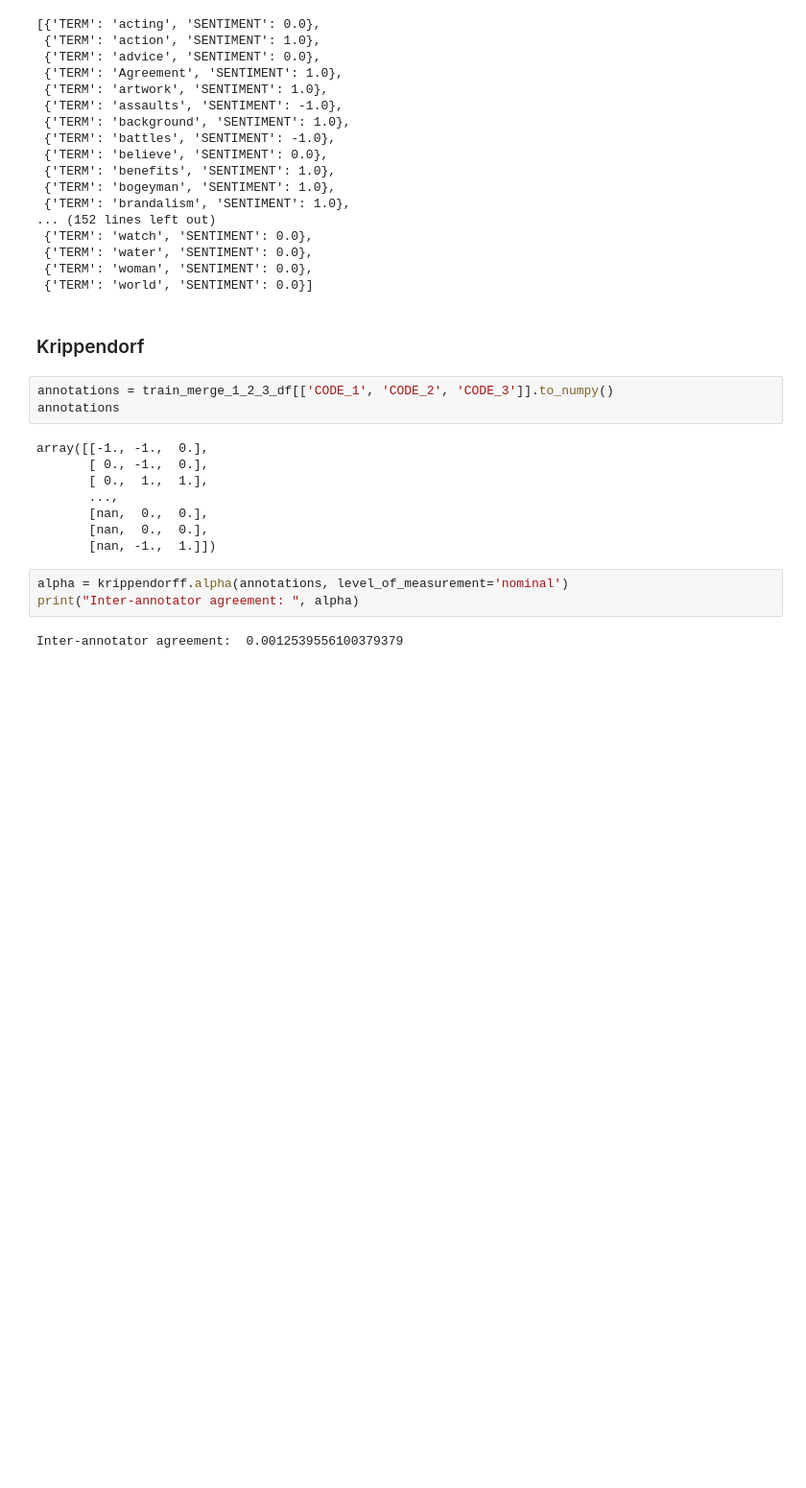
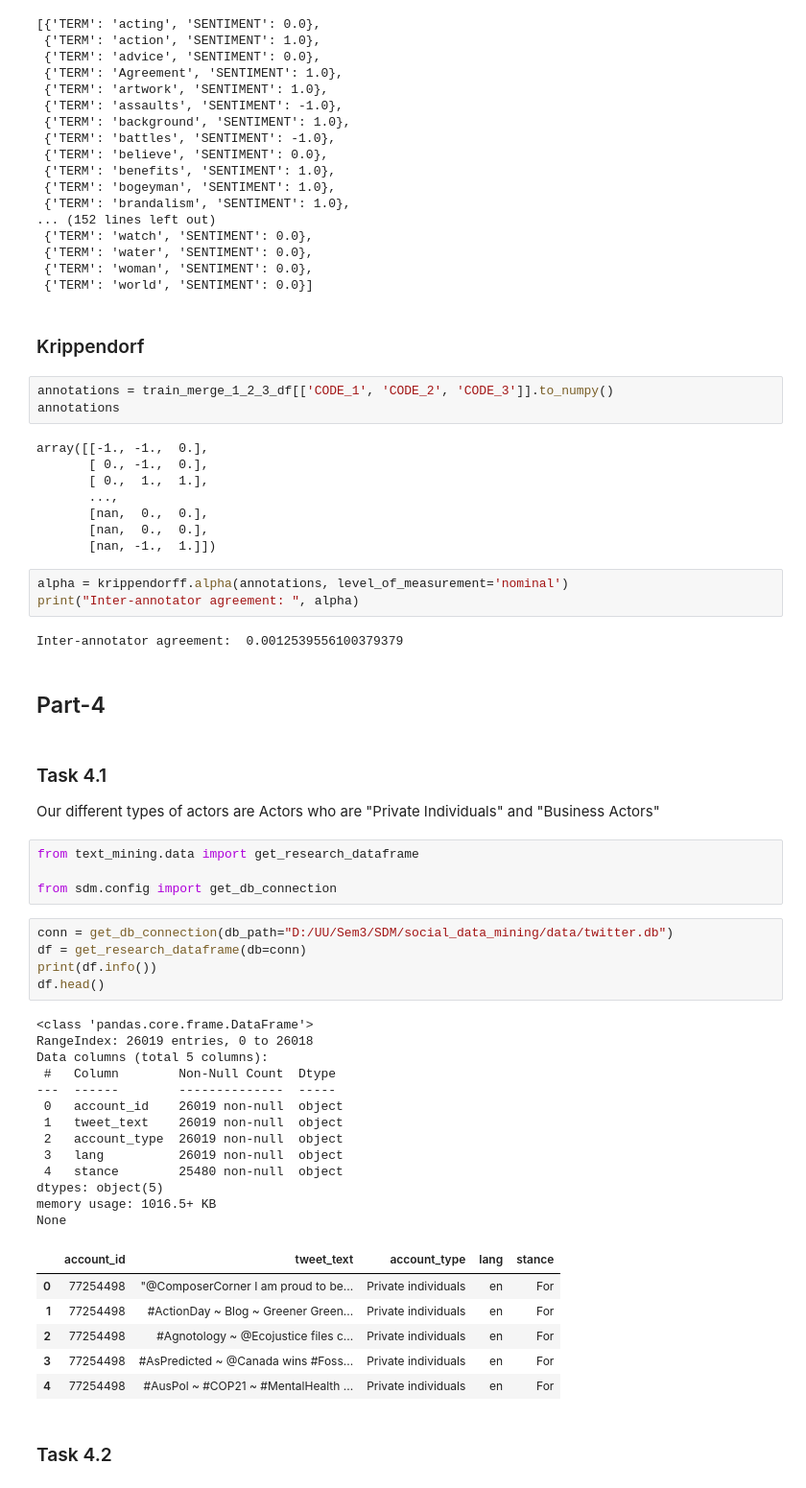
Before and after one commit to vaughankraska/social_data_mining, a Jupyter notebook: src/sdm/lab_scripts/text_analysis/theory_driven_analysis.ipynb, the cells around one changed output. Shown at 96% size. Cells and saved outputs as stored; diff of their text form; blank space fills up the shorter version.

Commit message:
Part 4, 4.3 needs refactoring

```diff
--- a/src/sdm/lab_scripts/text_analysis/theory_driven_analysis.ipynb
+++ b/src/sdm/lab_scripts/text_analysis/theory_driven_analysis.ipynb
@@ -140,3 +141,40 @@ alpha = krippendorff.alpha(annotations, level_of_measurement='nominal')
 print("Inter-annotator agreement: ", alpha)
 # %% [output]
 Inter-annotator agreement:  0.0012539556100379379
+# %% [markdown]
+## Part-4
+# %% [markdown]
+### Task 4.1
+
+Our different types of actors are Actors who are "Private Individuals" and "Business Actors"
+# %%
+from text_mining.data import get_research_dataframe
+
+from sdm.config import get_db_connection
+# %%
+conn = get_db_connection(db_path="D:/UU/Sem3/SDM/social_data_mining/data/twitter.db")
+df = get_research_dataframe(db=conn)
+print(df.info())
+df.head()
+# %% [output]
+<class 'pandas.core.frame.DataFrame'>
+RangeIndex: 26019 entries, 0 to 26018
+Data columns (total 5 columns):
+ #   Column        Non-Null Count  Dtype
+---  ------        --------------  -----
+ 0   account_id    26019 non-null  object
+ 1   tweet_text    26019 non-null  object
+ 2   account_type  26019 non-null  object
+ 3   lang          26019 non-null  object
+ 4   stance        25480 non-null  object
+dtypes: object(5)
+memory usage: 1016.5+ KB
+None
+|  | account_id | tweet_text | account_type | lang | stance |
+| 0 | 77254498 | "@ComposerCorner I am proud to be... | Private individuals | en | For |
+| 1 | 77254498 | #ActionDay ~ Blog ~ Greener Green... | Private individuals | en | For |
+| 2 | 77254498 | #Agnotology ~ @Ecojustice files c... | Private individuals | en | For |
+| 3 | 77254498 | #AsPredicted ~ @Canada wins #Foss... | Private individuals | en | For |
+| 4 | 77254498 | #AusPol ~ #COP21 ~ #MentalHealth ... | Private individuals | en | For |
+# %% [markdown]
+### Task 4.2
```
Also changed, not shown: parts of 8 cells of this notebook.
